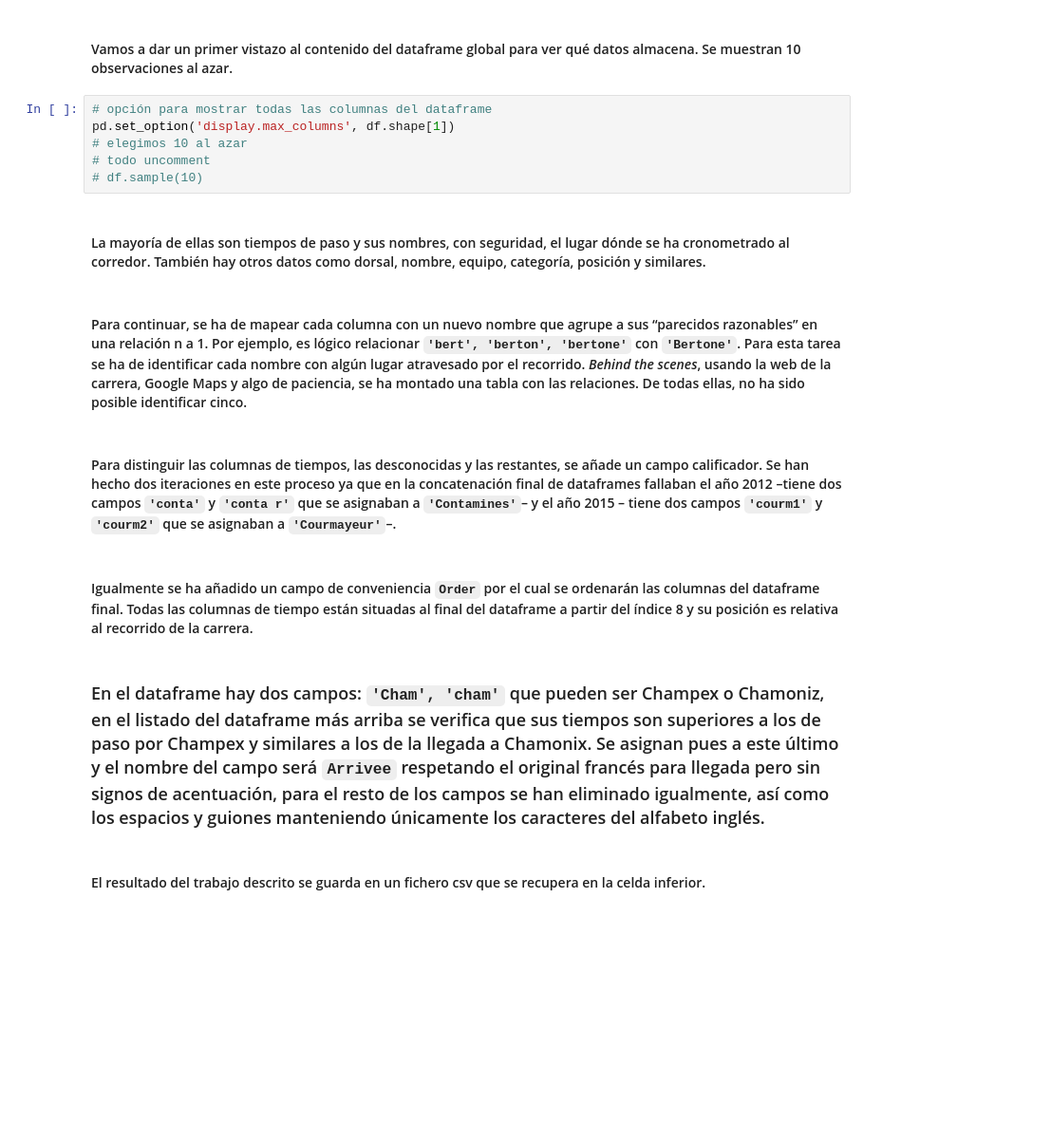
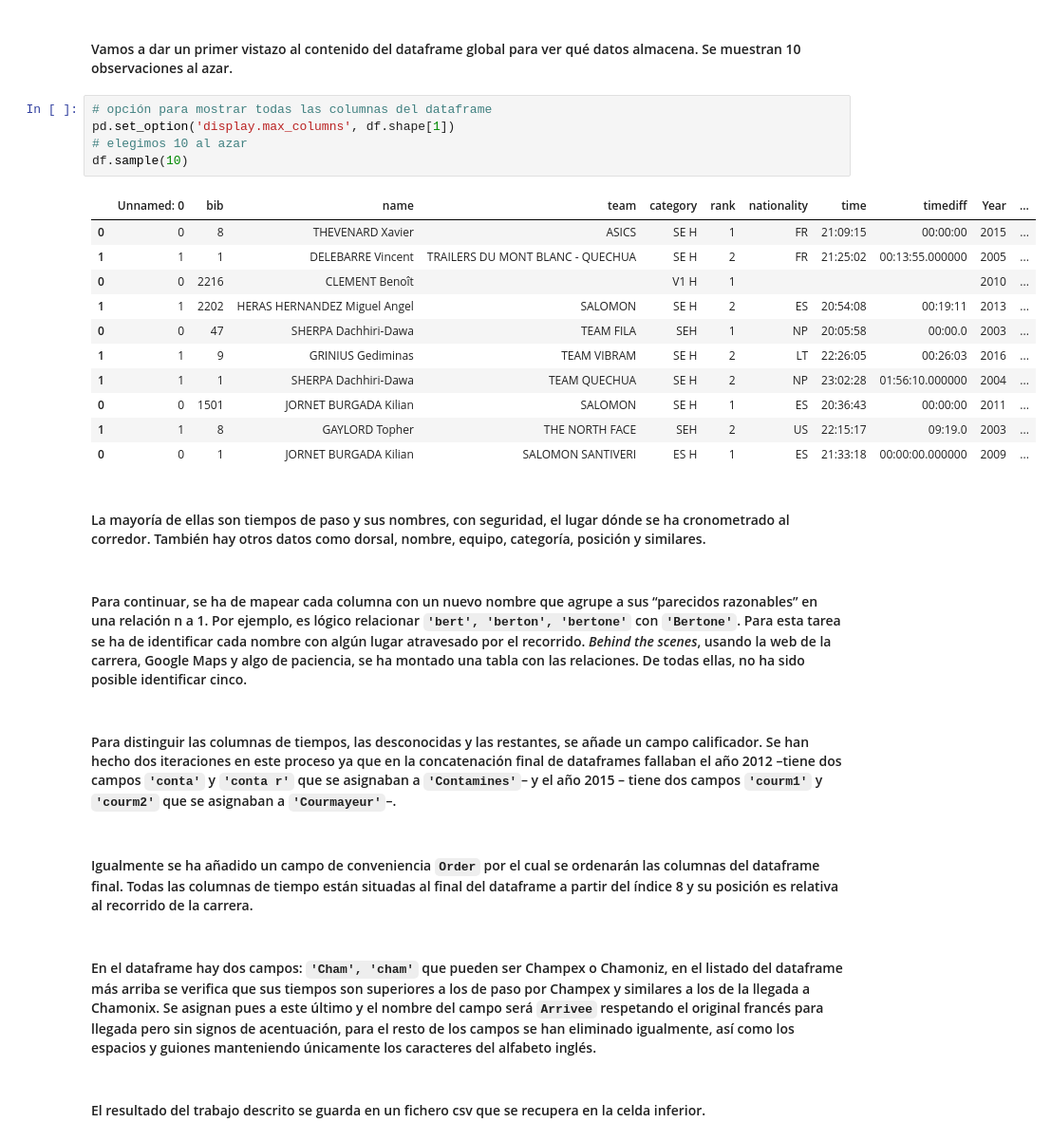
Before and after one commit to pontnou/utmb, a Jupyter notebook: umtb.1.ipynb, the cells around one changed output. Shown: that part at 95% size. Cells and saved outputs as stored; diff of their text form; blank space fills up the shorter version.

````diff
--- a/umtb.1.ipynb
+++ b/umtb.1.ipynb
@@ -153,19 +155,30 @@ len(columns)
 # %%
 # opción para mostrar todas las columnas del dataframe
 pd.set_option('display.max_columns', df.shape[1])
 # elegimos 10 al azar
-# todo uncomment
-# df.sample(10)
+df.sample(10)
+# %% [output]
+|  | Unnamed: 0 | bib | name | team | category | rank | nationality | time | timediff | Year | ... |
+| 0 | 0 | 8 | THEVENARD Xavier | ASICS | SE H | 1 | FR | 21:09:15 | 00:00:00 | 2015 | ... |
+| 1 | 1 | 1 | DELEBARRE Vincent | TRAILERS DU MONT BLANC - QUECHUA | SE H | 2 | FR | 21:25:02 | 00:13:55.000000 | 2005 | ... |
+| 0 | 0 | 2216 | CLEMENT Benoît |  | V1 H | 1 |  |  |  | 2010 | ... |
+| 1 | 1 | 2202 | HERAS HERNANDEZ Miguel Angel | SALOMON | SE H | 2 | ES | 20:54:08 | 00:19:11 | 2013 | ... |
+| 0 | 0 | 47 | SHERPA Dachhiri-Dawa | TEAM FILA | SEH | 1 | NP | 20:05:58 | 00:00.0 | 2003 | ... |
+| 1 | 1 | 9 | GRINIUS Gediminas | TEAM VIBRAM | SE H | 2 | LT | 22:26:05 | 00:26:03 | 2016 | ... |
+| 1 | 1 | 1 | SHERPA Dachhiri-Dawa | TEAM QUECHUA | SE H | 2 | NP | 23:02:28 | 01:56:10.000000 | 2004 | ... |
+| 0 | 0 | 1501 | JORNET BURGADA Kilian | SALOMON | SE H | 1 | ES | 20:36:43 | 00:00:00 | 2011 | ... |
+| 1 | 1 | 8 | GAYLORD Topher | THE NORTH FACE | SEH | 2 | US | 22:15:17 | 09:19.0 | 2003 | ... |
+| 0 | 0 | 1 | JORNET BURGADA Kilian | SALOMON SANTIVERI | ES H | 1 | ES | 21:33:18 | 00:00:00.000000 | 2009 | ... |
 # %% [markdown]
  #### La mayoría de ellas son tiempos de paso y sus nombres, con seguridad, el lugar dónde se ha cronometrado al corredor. También hay otros datos como dorsal, nombre, equipo, categoría, posición y similares.
 # %% [markdown]
- #### Para continuar, se ha de mapear cada columna con un nuevo nombre que agrupe a sus “parecidos razonables” en una relación n a 1. Por ejemplo, es lógico relacionar ```'bert', 'berton', 'bertone'``` con ```'Bertone'```. Para esta tarea se ha de identificar cada nombre con algún lugar atravesado por el recorrido. *Behind the scenes*, usando la web de la carrera, Google Maps y algo de paciencia, se ha montado una tabla con las relaciones. De todas ellas, no ha sido posible identificar cinco.
+ #### Para continuar, se ha de mapear cada columna con un nuevo nombre que agrupe a sus “parecidos razonables” en una relación n a 1. Por ejemplo, es lógico relacionar `'bert', 'berton', 'bertone'` con `'Bertone'`. Para esta tarea se ha de identificar cada nombre con algún lugar atravesado por el recorrido. *Behind the scenes*, usando la web de la carrera, Google Maps y algo de paciencia, se ha montado una tabla con las relaciones. De todas ellas, no ha sido posible identificar cinco.
 # %% [markdown]
- #### Para distinguir las columnas de tiempos, las desconocidas y las restantes, se añade un campo calificador. Se han hecho dos iteraciones en este proceso ya que en la concatenación final de dataframes fallaban el año 2012 –tiene dos campos ```'conta'``` y ```'conta r'``` que se asignaban a ```'Contamines'```– y el año 2015 – tiene dos campos ```'courm1'``` y ```'courm2'``` que se asignaban a ```'Courmayeur'```–.
+ #### Para distinguir las columnas de tiempos, las desconocidas y las restantes, se añade un campo calificador. Se han hecho dos iteraciones en este proceso ya que en la concatenación final de dataframes fallaban el año 2012 –tiene dos campos `'conta'` y `'conta r'` que se asignaban a `'Contamines'`– y el año 2015 – tiene dos campos `'courm1'` y `'courm2'` que se asignaban a `'Courmayeur'`–.
 # %% [markdown]
- #### Igualmente se ha añadido un campo de conveniencia ```Order``` por el cual se ordenarán las columnas del dataframe final. Todas las columnas de tiempo están situadas al final del dataframe a partir del índice 8 y su posición es relativa al recorrido de la carrera.
+ #### Igualmente se ha añadido un campo de conveniencia `Order` por el cual se ordenarán las columnas del dataframe final. Todas las columnas de tiempo están situadas al final del dataframe a partir del índice 8 y su posición es relativa al recorrido de la carrera.
 # %% [markdown]
-### En el dataframe hay dos campos: ```'Cham', 'cham'``` que pueden ser Champex o Chamoniz, en el listado del dataframe más arriba se verifica que sus tiempos son superiores a los de paso por Champex y similares a los de la llegada a Chamonix. Se asignan pues a este último y el nombre del campo será ```Arrivee``` respetando el original francés para llegada pero sin signos de acentuación, para el resto de los campos se han eliminado igualmente, así como los espacios y guiones manteniendo únicamente los caracteres del alfabeto inglés.
+ #### En el dataframe hay dos campos: `'Cham', 'cham'` que pueden ser Champex o Chamoniz, en el listado del dataframe más arriba se verifica que sus tiempos son superiores a los de paso por Champex y similares a los de la llegada a Chamonix. Se asignan pues a este último y el nombre del campo será `Arrivee` respetando el original francés para llegada pero sin signos de acentuación, para el resto de los campos se han eliminado igualmente, así como los espacios y guiones manteniendo únicamente los caracteres del alfabeto inglés.
 # %% [markdown]
  #### El resultado del trabajo descrito se guarda en un fichero csv que se recupera en la celda inferior.
 # %%
````
Also changed, not shown: parts of 5 cells of this notebook, 2 other files.
